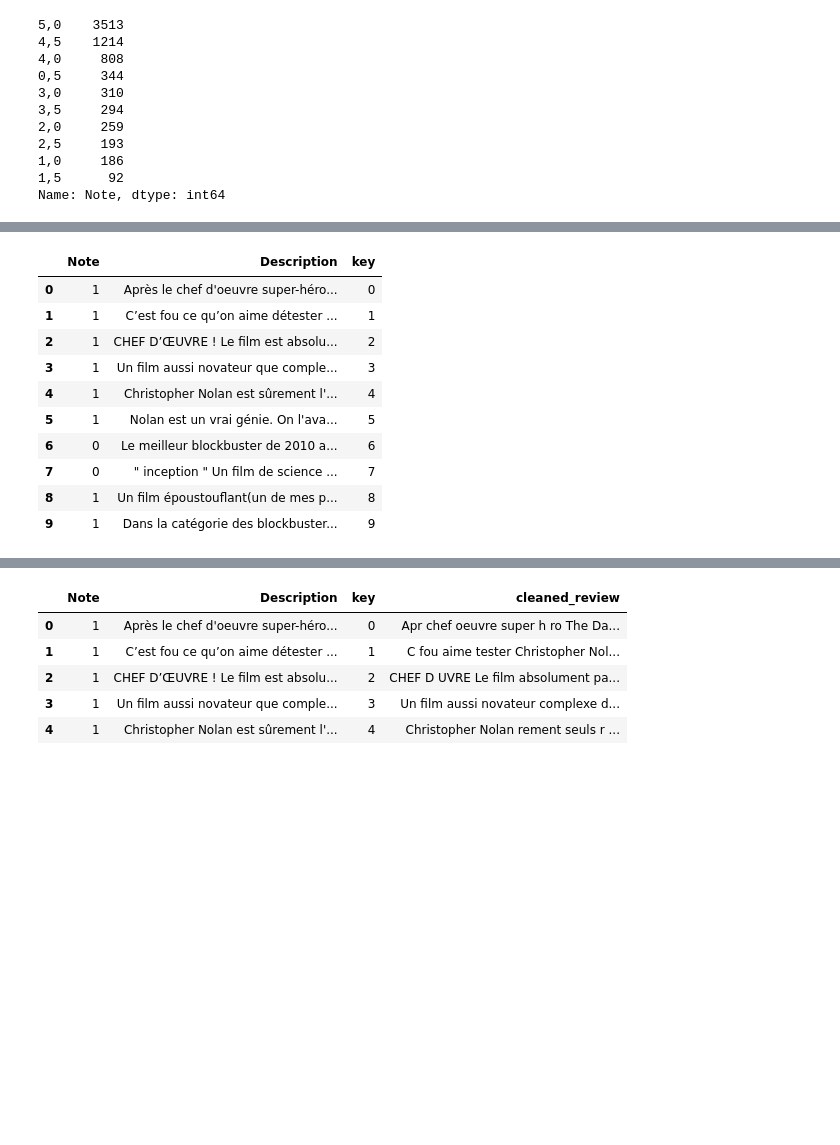
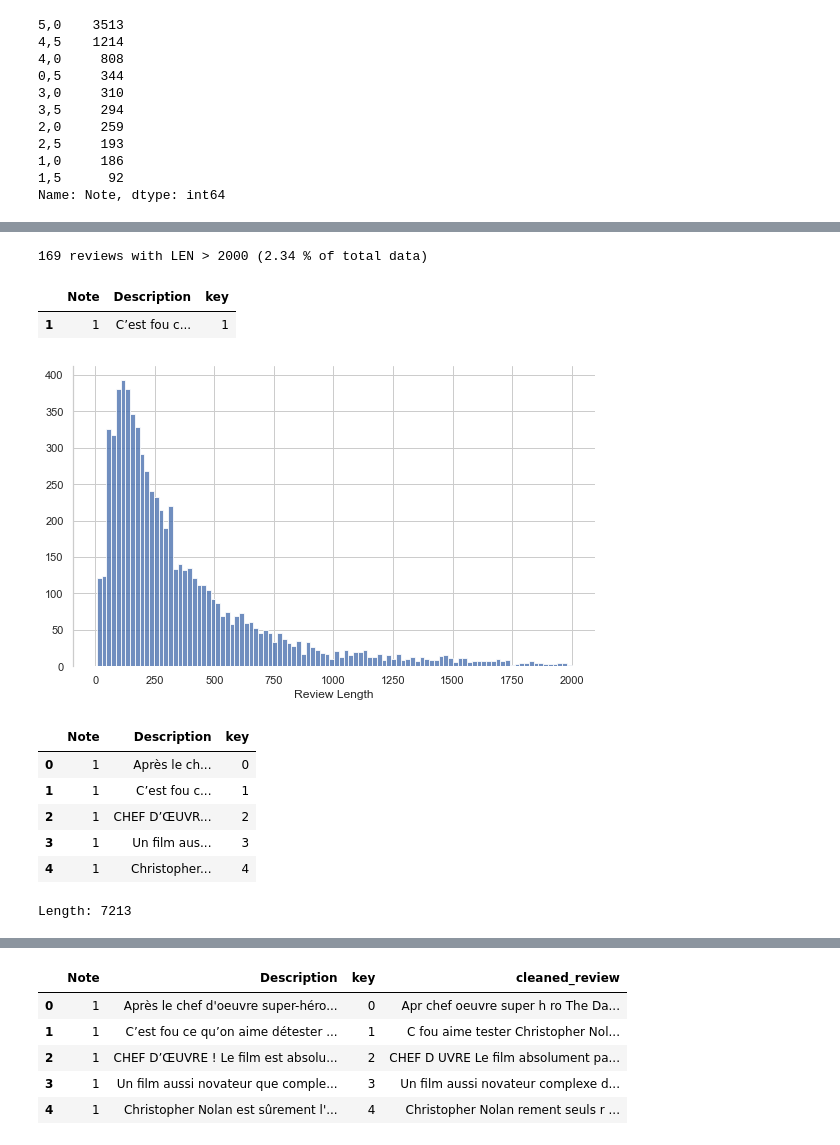
Before and after one commit to aggie7777/Jedha-Projects, a Jupyter notebook: Bloc4-analyse_unstructured_data/Analyse_sentiments_fre/allomovie_pen.ipynb, the cells around one changed output, grey strips where cells are left out. Cells and saved outputs as stored; diff of their text form; code cells hidden in the pictures; blank space fills up the shorter version.

```diff
--- a/Bloc4-analyse_unstructured_data/Analyse_sentiments_fre/allomovie_pen.ipynb
+++ b/Bloc4-analyse_unstructured_data/Analyse_sentiments_fre/allomovie_pen.ipynb
@@ -54,6 +54,20 @@ np.random.seed(123)
 [nltk_data] Downloading package universal_tagset to
 [nltk_data]     C:\Users\Administrateur\AppData\Roaming\nltk_data...
 [nltk_data]   Package universal_tagset is already up-to-date!
+# %%
+import random
+random.seed(42)
+import matplotlib.pyplot as plt
+import seaborn as sns
+
+# Inline plots in Jupyter notebooks
+%matplotlib inline
+
+# better display of review text in dataframes
+pd.set_option('display.max_colwidth', 15)
+
+# Seaborn style
+sns.set(style="whitegrid")
 # %%
 import nltk
 nltk.download('stopwords')
@@ -134,7 +154,9 @@ Name: Note, dtype: int64
 # %%
 def setClassBin(i):
-    if (float(i.replace(',', '.')) > 4.5):
+    if (float(i.replace(',', '.')) >= 4.5):
         return 1
+    elif (float(i.replace(',', '.')) <= 2.0):
+        return -1
     else:
         return 0
 
@@ -149,14 +216,49 @@ Name: Note, dtype: int64
+# %%
+THRESHOLD = 2000
+short_reviews = data[data['Description'].str.len() <= THRESHOLD]
+long_reviews =  data[data['Description'].str.len() > THRESHOLD]
+
+print("{} reviews with LEN > {} ({:.2f} % of total data)".format(
+    len(long_reviews),
+    THRESHOLD,
+    100 * len(long_reviews) / len(data)
+))
+# %% [output]
+169 reviews with LEN > 2000 (2.34 % of total data)
+# %%
+long_reviews.head(1)
+# %% [output]
+|  | Note | Description | key |
+| 1 | 1 | C’est fou c... | 1 |
+# %%
+short_reviews_length = short_reviews['Description'].str.len()
+
+plt.figure(figsize=(8,5))
+ax = sns.distplot(short_reviews_length, bins=100, kde=False, hist_kws=dict(alpha=0.8))
+ax.set(xlabel='Review Length')
+
+# Finalize the plot
+sns.despine(bottom=True)
+plt.tight_layout(h_pad=2)
+
+# Saving plot
+fig = ax.get_figure()
+fig.savefig('short_reviews_length.png', dpi=200)
+# %% [output]
+[figure, added]
 # %%
-data.head(10)
+data.head(5)
 # %% [output]
 |  | Note | Description | key |
-| 0 | 1 | Après le chef d'oeuvre super-héro... | 0 |
-| 1 | 1 | C’est fou ce qu’on aime détester ... | 1 |
-| 2 | 1 | CHEF D’ŒUVRE ! Le film est absolu... | 2 |
-| 3 | 1 | Un film aussi novateur que comple... | 3 |
-| 4 | 1 | Christopher Nolan est sûrement l'... | 4 |
-| 5 | 1 | Nolan est un vrai génie. On l'ava... | 5 |
-| 6 | 0 | Le meilleur blockbuster de 2010 a... | 6 |
-| 7 | 0 | " inception " Un film de science ... | 7 |
-| 8 | 1 | Un film époustouflant(un de mes p... | 8 |
-| 9 | 1 | Dans la catégorie des blockbuster... | 9 |
+| 0 | 1 | Après le ch... | 0 |
+| 1 | 1 | C’est fou c... | 1 |
+| 2 | 1 | CHEF D’ŒUVR... | 2 |
+| 3 | 1 | Un film aus... | 3 |
+| 4 | 1 | Christopher... | 4 |
+# %%
+#Build dataset
+dataset_df = data.copy()
+initial_len = len(dataset_df)
+print("Length: {}".format(initial_len))
+# %% [output]
+Length: 7213
```
Also changed, not shown: parts of 16 cells of this notebook, 2 other files.
